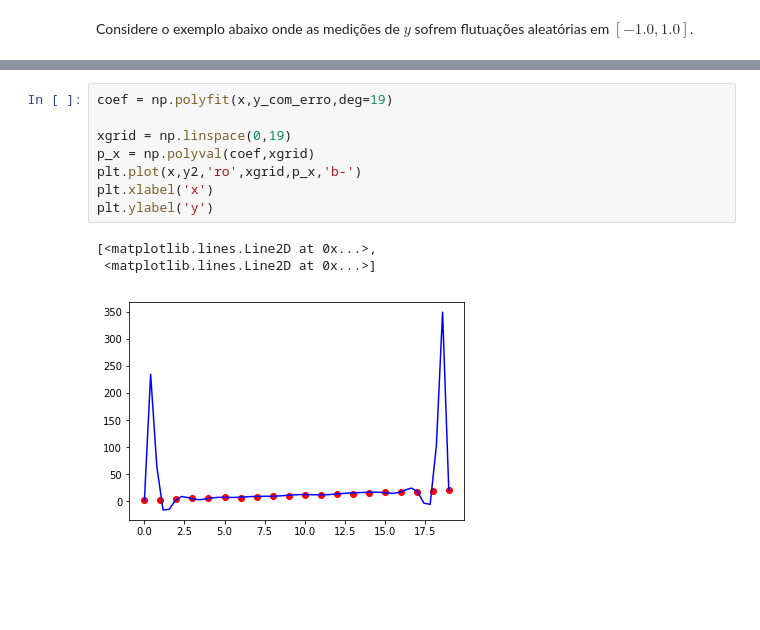
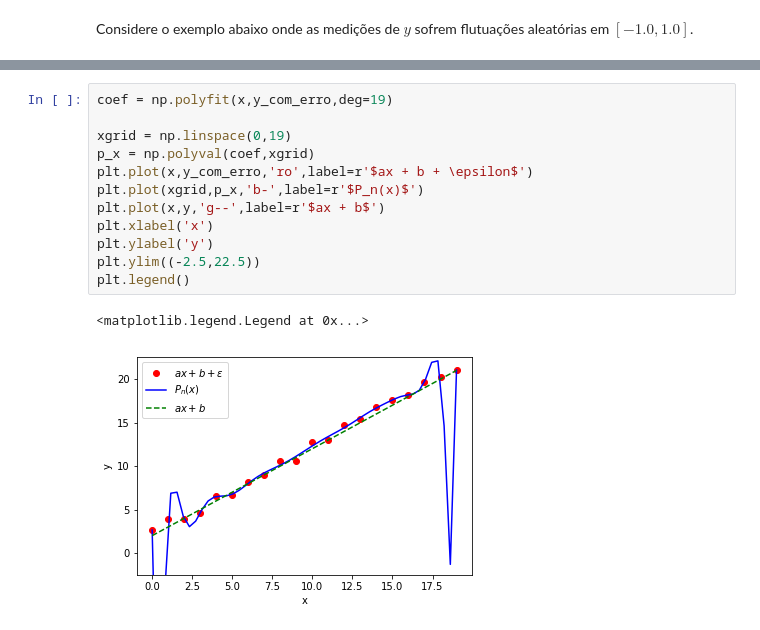
Before and after one commit to fabriciomurai/teaching, a Jupyter notebook: ancn_slides/AjusteCurvas.ipynb, the cells around one changed output, grey strips where cells are left out. Saved outputs shown, nothing was run; the diff lists cells and outputs as text; blank space fills up the shorter version.

```diff
--- a/ancn_slides/AjusteCurvas.ipynb
+++ b/ancn_slides/AjusteCurvas.ipynb
@@ -37,12 +37,15 @@ plt.ylabel('y')
 # %%
 coef = np.polyfit(x,y_com_erro,deg=19)
 
 xgrid = np.linspace(0,19)
 p_x = np.polyval(coef,xgrid)
-plt.plot(x,y2,'ro',xgrid,p_x,'b-')
+plt.plot(x,y_com_erro,'ro',label=r'$ax + b + \epsilon$')
+plt.plot(xgrid,p_x,'b-',label=r'$P_n(x)$')
+plt.plot(x,y,'g--',label=r'$ax + b$')
 plt.xlabel('x')
 plt.ylabel('y')
+plt.ylim((-2.5,22.5))
+plt.legend()
 # %% [output]
-[<matplotlib.lines.Line2D at 0x...>,
- <matplotlib.lines.Line2D at 0x...>]
+<matplotlib.legend.Legend at 0x...>
-[figure, old version]
+[figure, new version]
```
Also changed, not shown: parts of 2 cells of this notebook, 1 other file.
